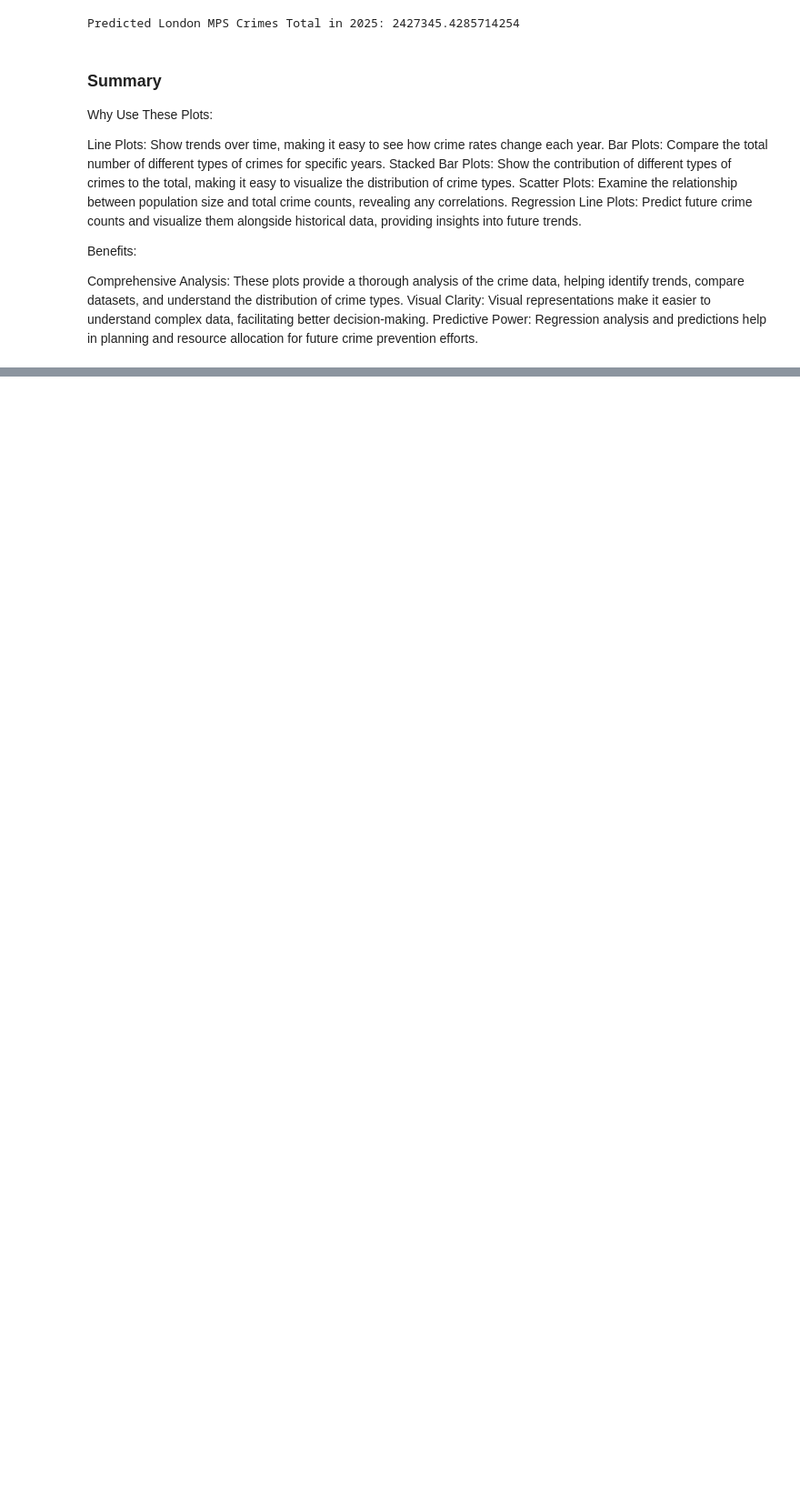
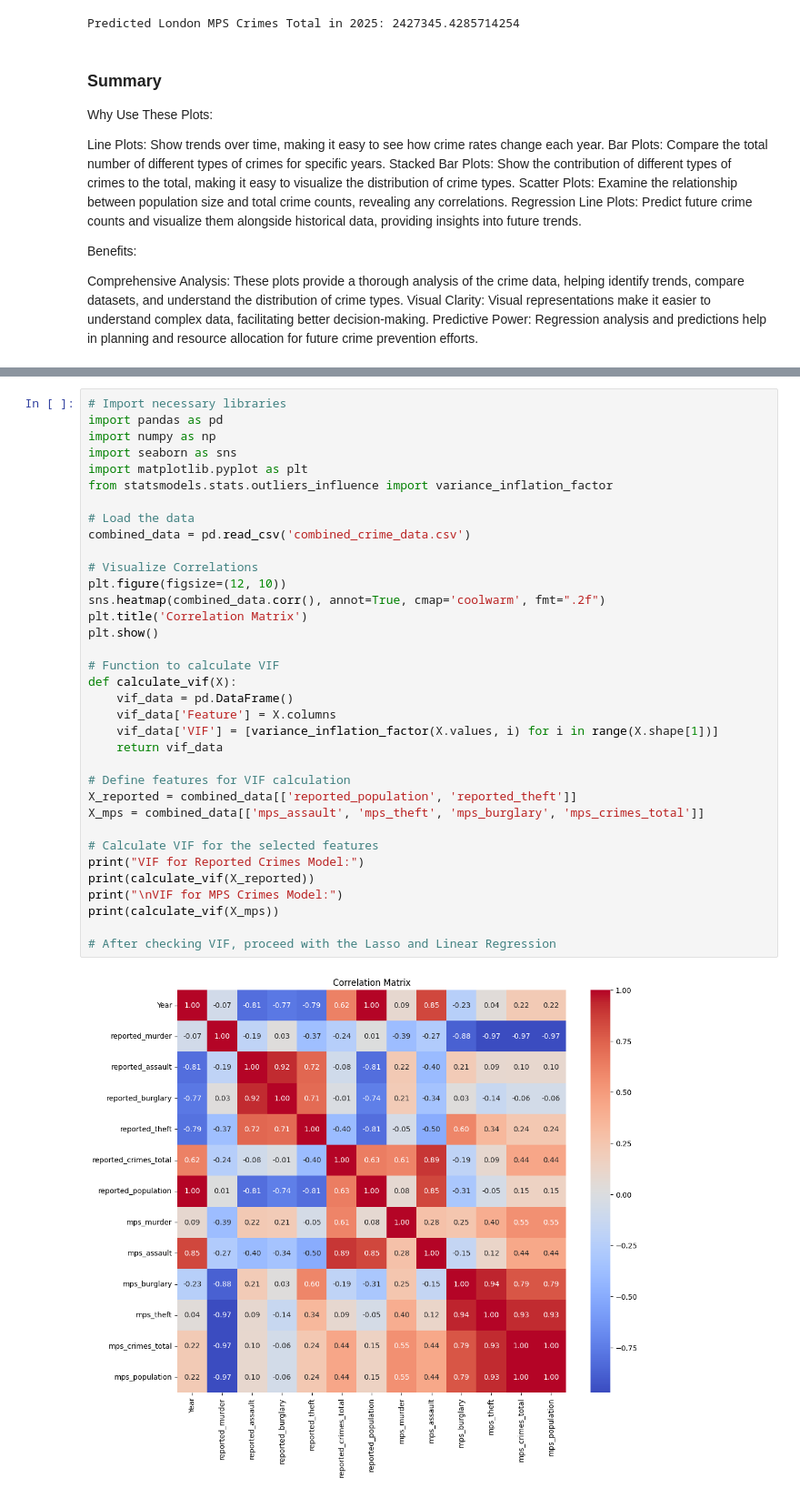
Before and after one commit to Jeffrey-Oechsner/ML-AI_Exam_Project, a Jupyter notebook: MPS Crime Data.ipynb, the cells around one changed output, grey strips where cells are left out. Shown at 91% size. Cells and saved outputs as stored; diff of their text form; blank space fills up the shorter version.

```diff
--- a/MPS Crime Data.ipynb
+++ b/MPS Crime Data.ipynb
@@ -1047,0 +751,37 @@ Predictive Power: Regression analysis and predictions help in planning and resou
+# %%
+# Import necessary libraries
+import pandas as pd
+import numpy as np
+import seaborn as sns
+import matplotlib.pyplot as plt
+from statsmodels.stats.outliers_influence import variance_inflation_factor
+
+# Load the data
+combined_data = pd.read_csv('combined_crime_data.csv')
+
+# Visualize Correlations
+plt.figure(figsize=(12, 10))
+sns.heatmap(combined_data.corr(), annot=True, cmap='coolwarm', fmt=".2f")
+plt.title('Correlation Matrix')
+plt.show()
+
+# Function to calculate VIF
+def calculate_vif(X):
+    vif_data = pd.DataFrame()
+    vif_data['Feature'] = X.columns
+    vif_data['VIF'] = [variance_inflation_factor(X.values, i) for i in range(X.shape[1])]
+    return vif_data
+
+# Define features for VIF calculation
+X_reported = combined_data[['reported_population', 'reported_theft']]
+X_mps = combined_data[['mps_assault', 'mps_theft', 'mps_burglary', 'mps_crimes_total']]
+
+# Calculate VIF for the selected features
+print("VIF for Reported Crimes Model:")
+print(calculate_vif(X_reported))
+print("\nVIF for MPS Crimes Model:")
+print(calculate_vif(X_mps))
+
+# After checking VIF, proceed with the Lasso and Linear Regression
+# %% [output]
+[figure, added]
```
Also changed, not shown: parts of 110 cells of this notebook, 19 other files.
